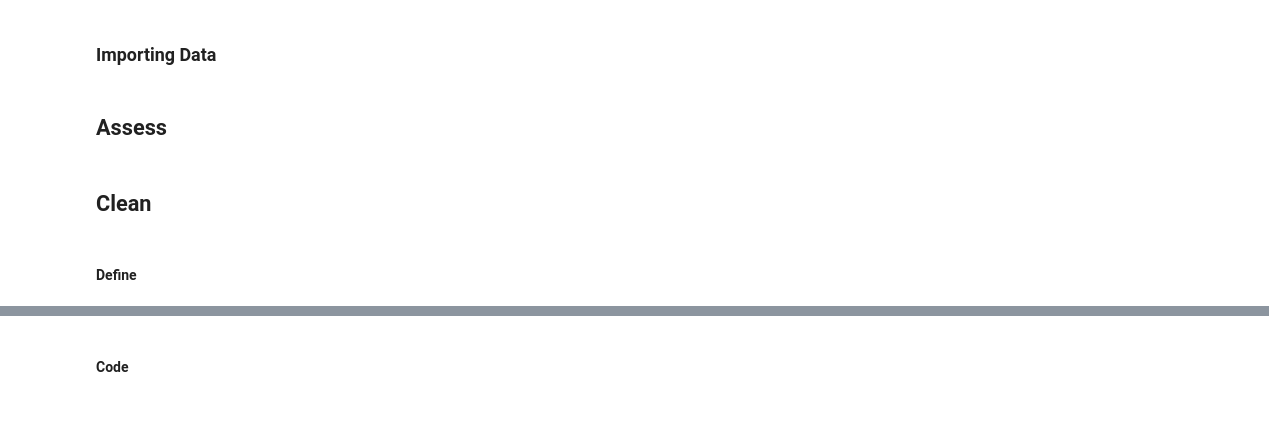
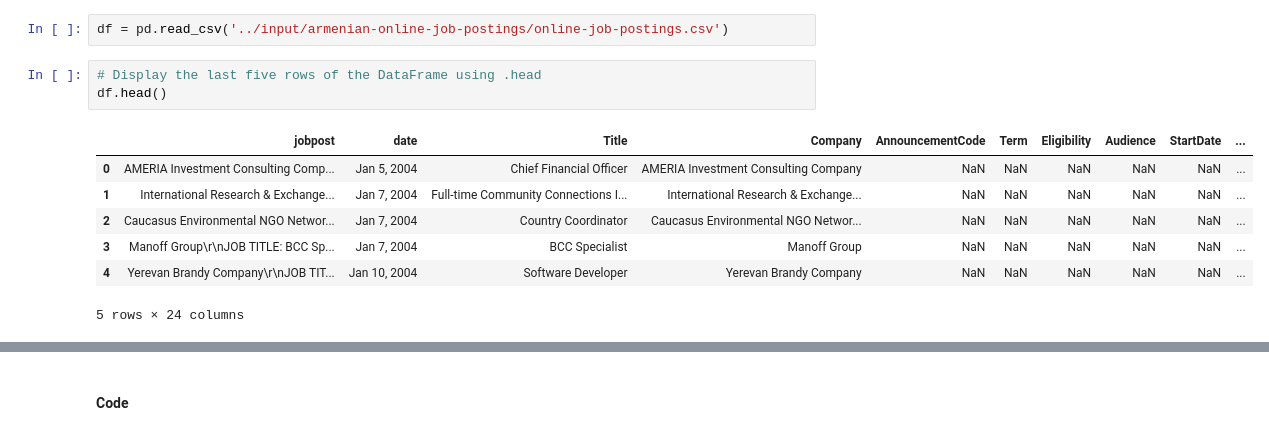
Before and after one commit to martinnzioka/lesson-1-introduction-to-data-wrangling, a Jupyter notebook: lesson-1-introduction-to-data-wrangling.ipynb, the cells around one changed output, grey strips where cells are left out. Cells and saved outputs as stored; diff of their text form.

Commit message:
Kaggle Notebook | Introduction To Data Wrangling | Version 3

```diff
--- a/lesson-1-introduction-to-data-wrangling.ipynb
+++ b/lesson-1-introduction-to-data-wrangling.ipynb
@@ -18,8 +27,13 @@
-# %% [markdown]
-### Importing Data
-# %% [markdown]
-## Assess
-# %% [markdown]
-## Clean
-# %% [markdown]
-#### Define
+# %%
+df = pd.read_csv('../input/armenian-online-job-postings/online-job-postings.csv')
+# %%
+# Display the last five rows of the DataFrame using .head
+df.head()
+# %% [output]
+|  | jobpost | date | Title | Company | AnnouncementCode | Term | Eligibility | Audience | StartDate | ... |
+| 0 | AMERIA Investment Consulting Comp... | Jan 5, 2004 | Chief Financial Officer | AMERIA Investment Consulting Company | NaN | NaN | NaN | NaN | NaN | ... |
+| 1 | International Research & Exchange... | Jan 7, 2004 | Full-time Community Connections I... | International Research & Exchange... | NaN | NaN | NaN | NaN | NaN | ... |
+| 2 | Caucasus Environmental NGO Networ... | Jan 7, 2004 | Country Coordinator | Caucasus Environmental NGO Networ... | NaN | NaN | NaN | NaN | NaN | ... |
+| 3 | Manoff Group\r\nJOB TITLE: BCC Sp... | Jan 7, 2004 | BCC Specialist | Manoff Group | NaN | NaN | NaN | NaN | NaN | ... |
+| 4 | Yerevan Brandy Company\r\nJOB TIT... | Jan 10, 2004 | Software Developer | Yerevan Brandy Company | NaN | NaN | NaN | NaN | NaN | ... |
+5 rows × 24 columns
```
Also changed, not shown: parts of 29 cells of this notebook.
